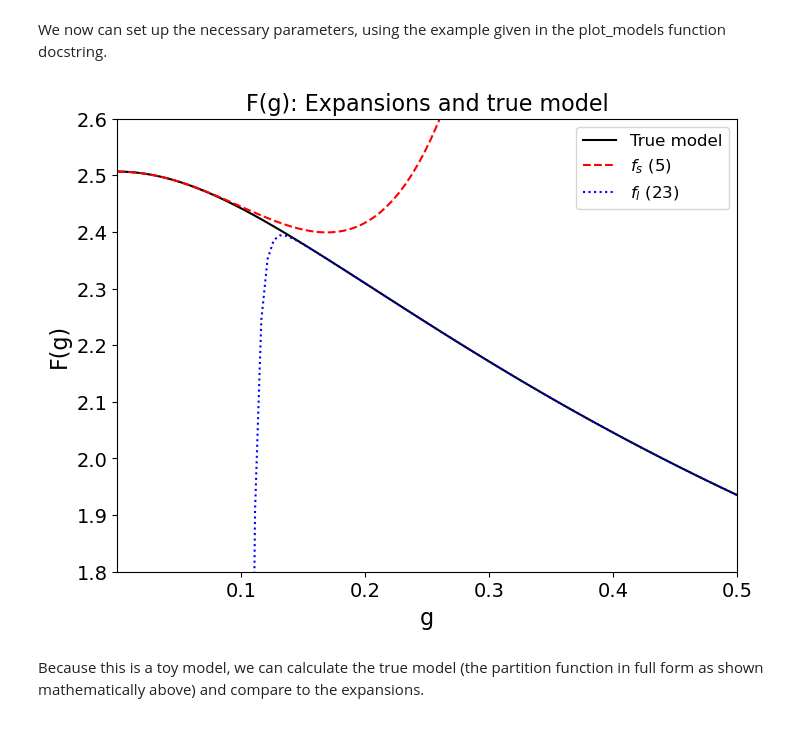
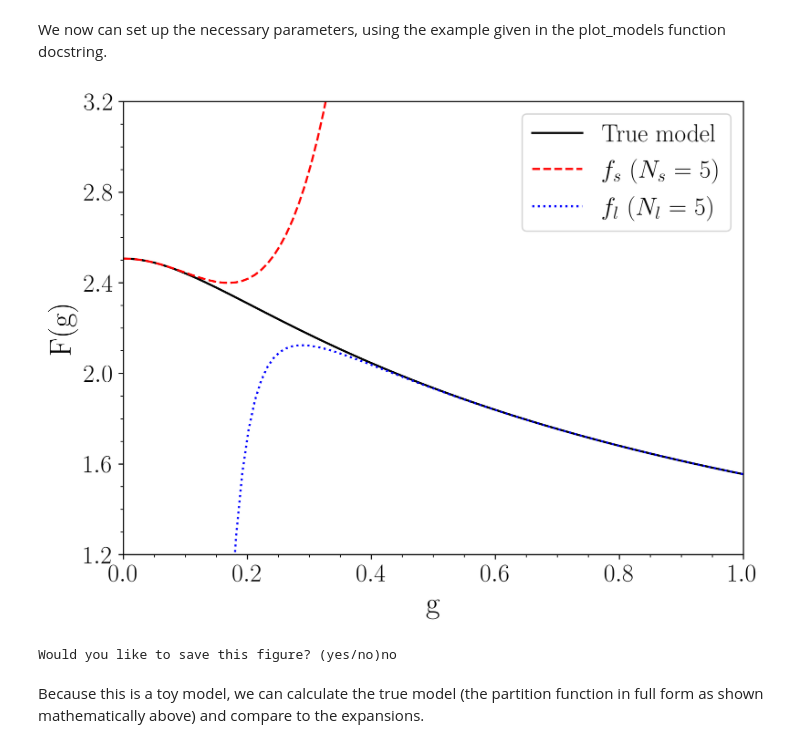
Before and after one commit to asemposki/SAMBA, a Jupyter notebook: Interactive_BMM_Sandbox.ipynb, the cells around one changed output. Drawn from its saved outputs; the diff is of its cells as text; code cells hidden in the pictures.

```diff
--- a/Interactive_BMM_Sandbox.ipynb
+++ b/Interactive_BMM_Sandbox.ipynb
@@ -50,6 +50,7 @@ The two expansions above represent some models we have been able to obtain from
 #import necessary packages
 import numpy as np
 import math
+import statistics
 import emcee
 import corner
 from cycler import cycler
@@ -62,5 +63,13 @@ import matplotlib.pyplot as plt
 from mixing import Switching, Mixing, Models
 from discrepancy import Discrepancy
 from priors import Priors
+from uncertainties import Uncertainties
+
+#matplotlib settings for Latex plots
+import matplotlib
+matplotlib.rcParams.update({
+    'font.family': 'serif',
+    'text.usetex': True,
+})
 # %% [markdown]
 First we will make a class object:
@@ -70,0 +76,4 @@ Welcome to the BMM sandbox! Here you get to play!
+# %%
+highk = np.array([5])
+
+new = Mixing(highk)
@@ -115,13 +129,14 @@ plot_models(self, g, loworder, highorder)
 # %% [markdown]
 We now can set up the necessary parameters, using the example given in the plot_models function docstring.
 # %%
-g = np.linspace(1e-6, 0.5, 100)
+g = np.linspace(1e-6, 1.0, 100)
 lowk = np.array([5])
-highk = np.array([23])
+highk = np.array([5])
 
-new.plot_models(g, lowk, highk)
+new.plot_models(g, lowk)
 # %% [output]
-[figure, old version]
+[figure, new version]
+Would you like to save this figure? (yes/no)no
 # %% [markdown]
 Because this is a toy model, we can calculate the true model (the partition function in full form as shown mathematically above) and compare to the expansions.
 # %% [markdown]
```
Also changed, not shown: parts of 43 cells of this notebook, 6 other files.
